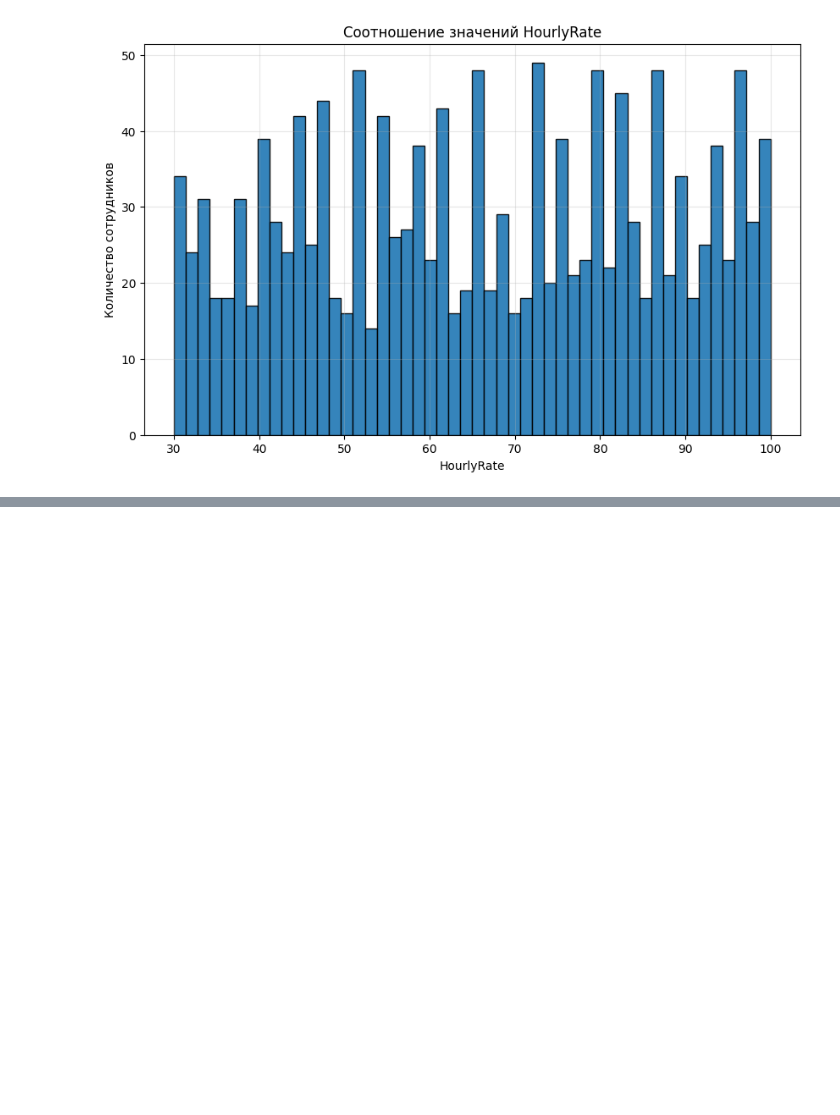
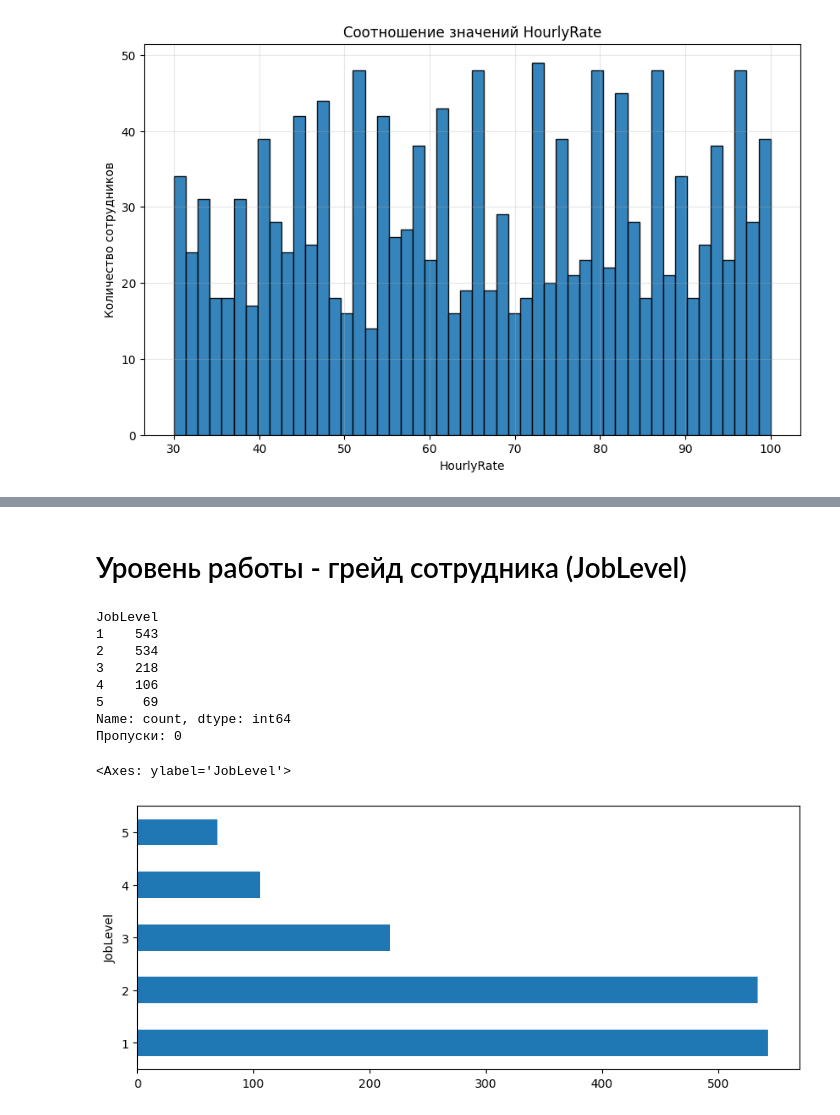
Before and after one commit to svinoczarITMO/s7-da-lab1, a Jupyter notebook: hranalytics.ipynb, the cells around one changed output, grey strips where cells are left out. Drawn from its saved outputs; the diff is of its cells as text; code cells hidden in the pictures; blank space fills up the shorter version.

```diff
--- a/hranalytics.ipynb
+++ b/hranalytics.ipynb
@@ -405,0 +422,18 @@ Name: count, Length: 71, dtype: int64
+# %% [markdown]
+# Уровень работы - грейд сотрудника (JobLevel)
+# %%
+print(df['JobLevel'].value_counts())
+print("Пропуски:", sum(pd.isnull(df['JobLevel'])))
+
+df['JobLevel'].value_counts().plot(kind='barh', figsize=(10, 4))
+# %% [output]
+JobLevel
+1    543
+2    534
+3    218
+4    106
+5     69
+Name: count, dtype: int64
+Пропуски: 0
+<Axes: ylabel='JobLevel'>
+[figure, added]
```
Also changed, not shown: parts of 26 cells of this notebook.
